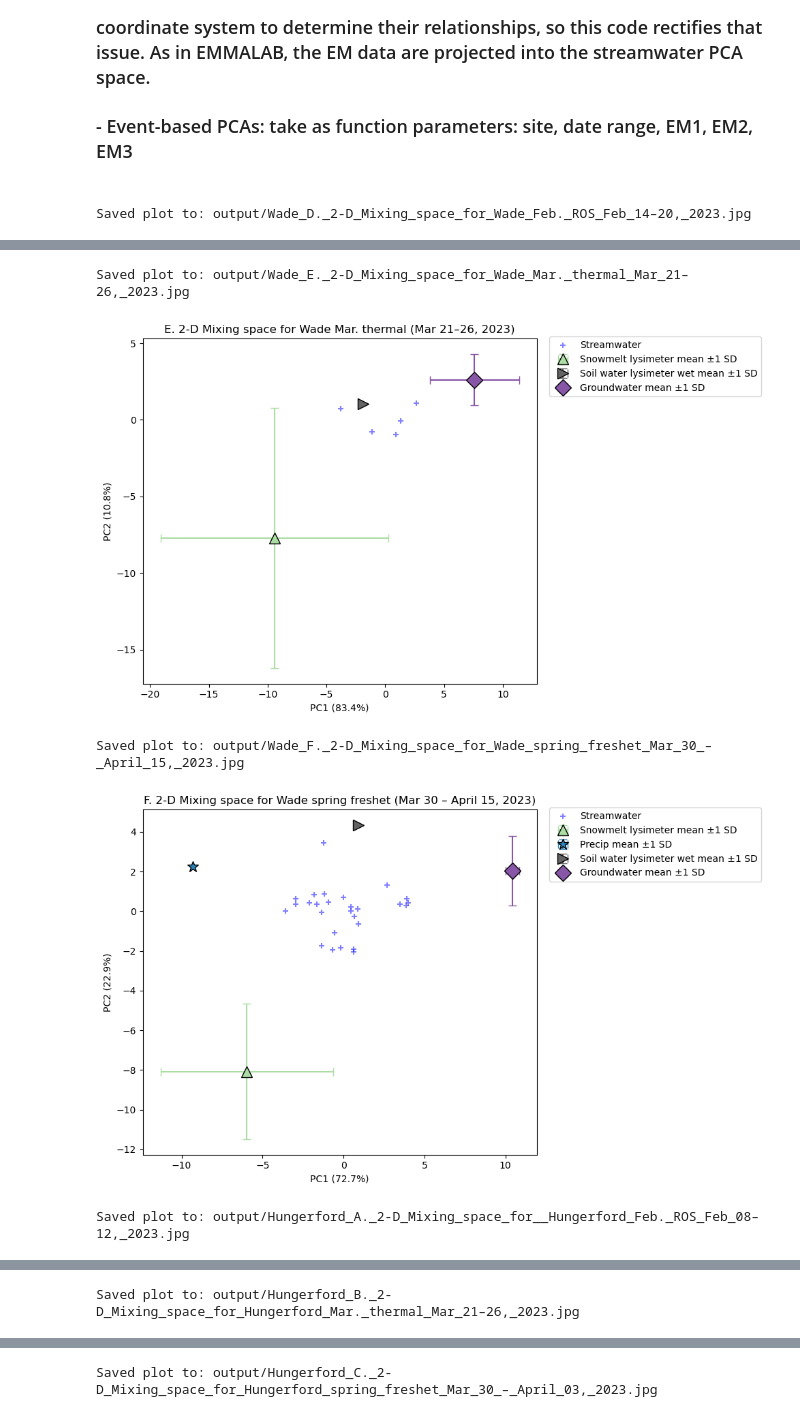
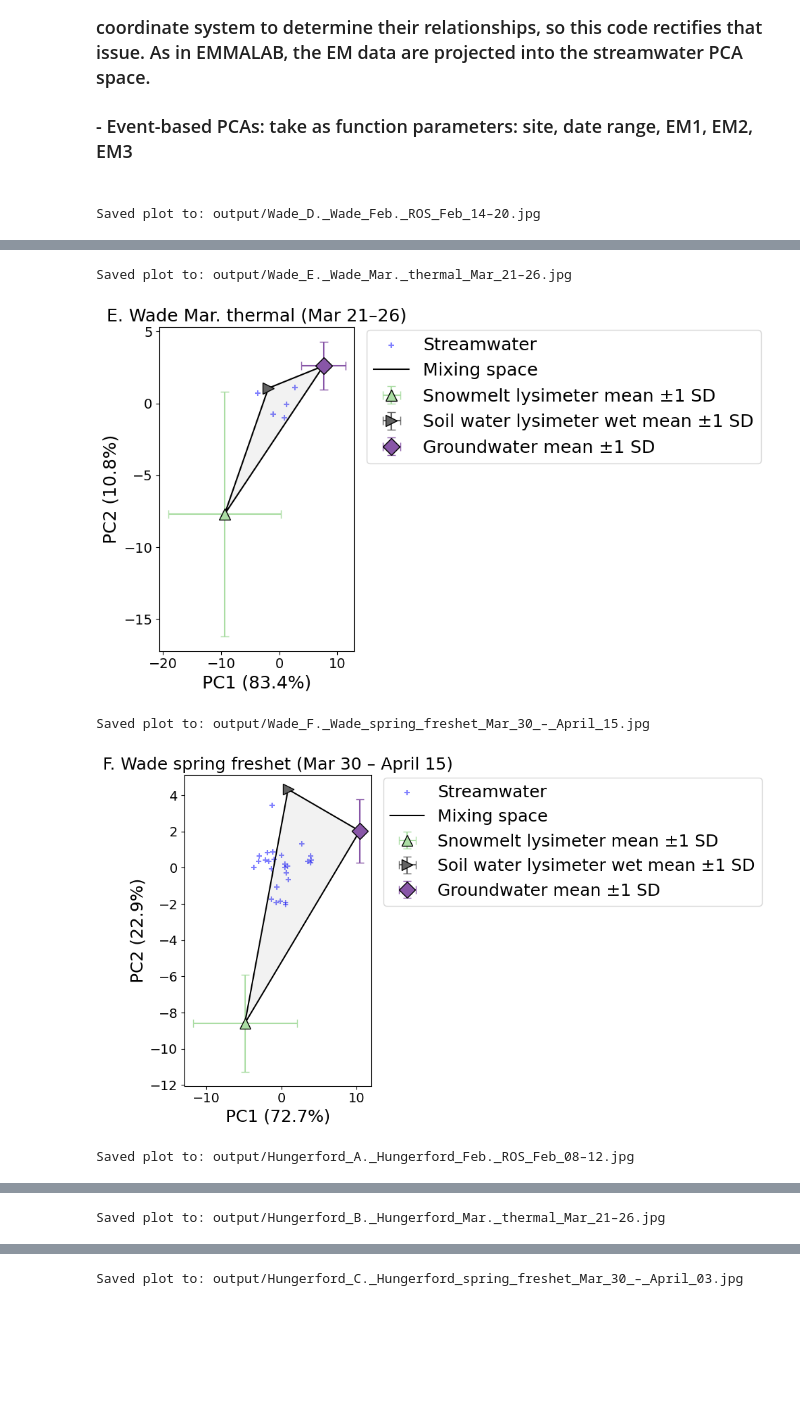
Before and after one commit to MeganEDuffy/EMMA, a Jupyter notebook: EMMA-main/Wade_Hungerford_RI23_event-PCA_error-bars.ipynb, the cells around one changed output, grey strips where cells are left out. Drawn from its saved outputs; the diff is of its cells as text; code cells hidden in the pictures; blank space fills up the shorter version.

Commit message:
added mixing space vertices for pca function with error bars

```diff
--- a/EMMA-main/Wade_Hungerford_RI23_event-PCA_error-bars.ipynb
+++ b/EMMA-main/Wade_Hungerford_RI23_event-PCA_error-bars.ipynb
@@ -14,6 +14,7 @@ os.chdir("/home/millieginty/OneDrive/git-repos/EMMA/")
 
 import pandas as pd
 import matplotlib.pyplot as plt
+import matplotlib as mpl
 from sklearn.decomposition import PCA
 from sklearn.preprocessing import StandardScaler
 
@@ -105,6 +106,16 @@ def plot_event_pca_with_avgEM(
     # -----------------------
     fig, ax = plt.subplots(figsize=(10, 6))
 
+    # --- set font sizes globally (scale ~1.5× default) ---
+    mpl.rcParams.update({
+        "font.size": 18,          # base font size
+        "axes.titlesize": 18,     # title
+        "axes.labelsize": 18,     # x and y labels
+        "xtick.labelsize": 14,    # tick labels
+        "ytick.labelsize": 14,
+        "legend.fontsize": 18
+    })
+
     # Streamwater points
     sw = combined[combined["Group"] == "Streamwater"]
     ax.scatter(sw["PC1"], sw["PC2"], marker='+', c='blue', alpha=0.5, label='Streamwater')
@@ -132,6 +143,22 @@ def plot_event_pca_with_avgEM(
                 label=f"{etype} mean ±1 SD"
             )
 
+    # Draw mixing space polygon
+    if len(stats_em) >= 3:
+        from scipy.spatial import ConvexHull
+        import numpy as np
+
+        points = stats_em[["PC1_mean", "PC2_mean"]].values
+        hull = ConvexHull(points)
+        hull_points = points[hull.vertices]
+        hull_points = np.vstack([hull_points, hull_points[0]])
+
+        ax.plot(hull_points[:,0], hull_points[:,1],
+                linestyle='-', color='black', linewidth=1.5,
+                label="Mixing space")
+        ax.fill(hull_points[:,0], hull_points[:,1],
+                facecolor='grey', alpha=0.1)
+
     # Variance explained
     pc1_var = pca.explained_variance_ratio_[0] * 100
     pc2_var = pca.explained_variance_ratio_[1] * 100
@@ -174,7 +201,7 @@ plot_event_pca_with_avgEM(
     start_date="2023-02-14",
     end_date="2023-02-20",
     endmember_ids=["RI23-5018", "RI23-5006", "RI23-5000", "RI23-5005"],  # Removed RI23-1032 for now
-    title="D. 2-D Mixing space for Wade Feb. ROS (Feb 14–20, 2023)"
+    title="D. Wade Feb. ROS (Feb 14–20)"
 )
 
 # Wade March thermal event
@@ -194,7 +221,7 @@ plot_event_pca_with_avgEM(
     start_date="2023-03-21",
     end_date="2023-03-26",
     endmember_ids=["RI23-5018", "RI23-5006", "RI23-5005", "RI23-1063", "RI23-1034", "RI23-5011"],
-    title="E. 2-D Mixing space for Wade Mar. thermal (Mar 21–26, 2023)"
+    title="E. Wade Mar. thermal (Mar 21–26)"
 )
 
 # Wade spring freshet
@@ -212,8 +239,8 @@ plot_event_pca_with_avgEM(
     site="Wade",
     start_date="2023-03-30",
     end_date="2023-04-15",
-    endmember_ids=["RI23-5018", "RI23-5006", "RI23-5010", "RI23-5011", "RI23-1063", "RI23-5005"],
-    title="F. 2-D Mixing space for Wade spring freshet (Mar 30 – April 15, 2023)"
+    endmember_ids=["RI23-5018", "RI23-5006", "RI23-5011", "RI23-1063", "RI23-5005"],
+    title="F. Wade spring freshet (Mar 30 – April 15)"
 )
 
 ##########################
@@ -233,7 +260,7 @@ plot_event_pca_with_avgEM(
     start_date="2023-02-08",
     end_date="2023-02-12",
     endmember_ids=["RI23-1001", "RI23-5003", "RI23-5002"],
-    title="A. 2-D Mixing space for  Hungerford Feb. ROS (Feb 08–12, 2023)"
+    title="A. Hungerford Feb. ROS (Feb 08–12)"
 )
 
 # Hungerford March thermal event
@@ -249,7 +276,7 @@ plot_event_pca_with_avgEM(
     start_date="2023-03-21",
     end_date="2023-03-26",
     endmember_ids=["RI23-1001", "RI23-5008", "RI23-5007", "RI23-1061"],  #"RI23-1035", removed for now
-    title="B. 2-D Mixing space for Hungerford Mar. thermal (Mar 21–26, 2023)"
+    title="B. Hungerford Mar. thermal (Mar 21–26)"
 )
 
 # Hungerford spring freshet
@@ -268,8 +295,8 @@ plot_event_pca_with_avgEM(
     site="Hungerford",
     start_date="2023-03-30",
     end_date="2023-04-04",
-    endmember_ids=["RI23-1001", "RI23-5008", "RI23-5013", "RI23-5014", "RI23-5016", "RI23-5017", "RI23-1061"],  #"RI23-1085", removed for now
-    title="C. 2-D Mixing space for Hungerford spring freshet (Mar 30 – April 03, 2023)"
+    endmember_ids=["RI23-1001", "RI23-5008", "RI23-5013", "RI23-5017", "RI23-1061"],  #"RI23-1085", removed for now
+    title="C. Hungerford spring freshet (Mar 30 – April 03)"
 )
 # %% [output]
-Saved plot to: output/Wade_D._2-D_Mixing_space_for_Wade_Feb._ROS_Feb_14–20,_2023.jpg
+Saved plot to: output/Wade_D._Wade_Feb._ROS_Feb_14–20.jpg
@@ -277,5 +304,5 @@ Saved plot to: output/Wade_D._2-D_Mixing_space_for_Wade_Feb._ROS_Feb_14–20,_20
-Saved plot to: output/Wade_E._2-D_Mixing_space_for_Wade_Mar._thermal_Mar_21–26,_2023.jpg
+Saved plot to: output/Wade_E._Wade_Mar._thermal_Mar_21–26.jpg
-[figure, old version]
+[figure, new version]
-Saved plot to: output/Wade_F._2-D_Mixing_space_for_Wade_spring_freshet_Mar_30_–_April_15,_2023.jpg
+Saved plot to: output/Wade_F._Wade_spring_freshet_Mar_30_–_April_15.jpg
-[figure, old version]
+[figure, new version]
-Saved plot to: output/Hungerford_A._2-D_Mixing_space_for__Hungerford_Feb._ROS_Feb_08–12,_2023.jpg
+Saved plot to: output/Hungerford_A._Hungerford_Feb._ROS_Feb_08–12.jpg
@@ -283 +310 @@ Saved plot to: output/Hungerford_A._2-D_Mixing_space_for__Hungerford_Feb._ROS_Fe
-Saved plot to: output/Hungerford_B._2-D_Mixing_space_for_Hungerford_Mar._thermal_Mar_21–26,_2023.jpg
+Saved plot to: output/Hungerford_B._Hungerford_Mar._thermal_Mar_21–26.jpg
@@ -285 +312 @@ Saved plot to: output/Hungerford_B._2-D_Mixing_space_for_Hungerford_Mar._thermal
-Saved plot to: output/Hungerford_C._2-D_Mixing_space_for_Hungerford_spring_freshet_Mar_30_–_April_03,_2023.jpg
+Saved plot to: output/Hungerford_C._Hungerford_spring_freshet_Mar_30_–_April_03.jpg
```
Also changed, not shown: parts of 1 cell of this notebook, 12 other files.
